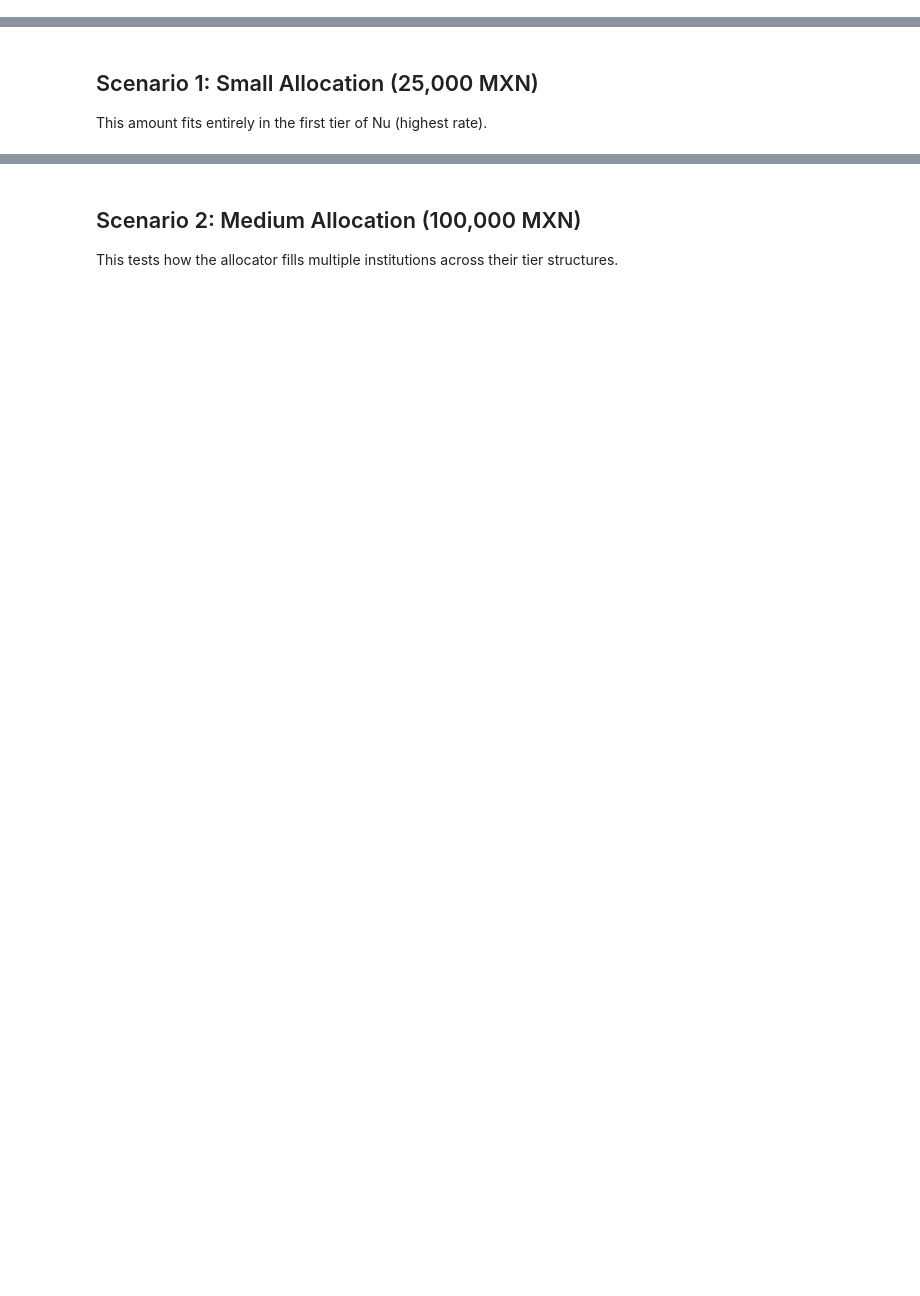
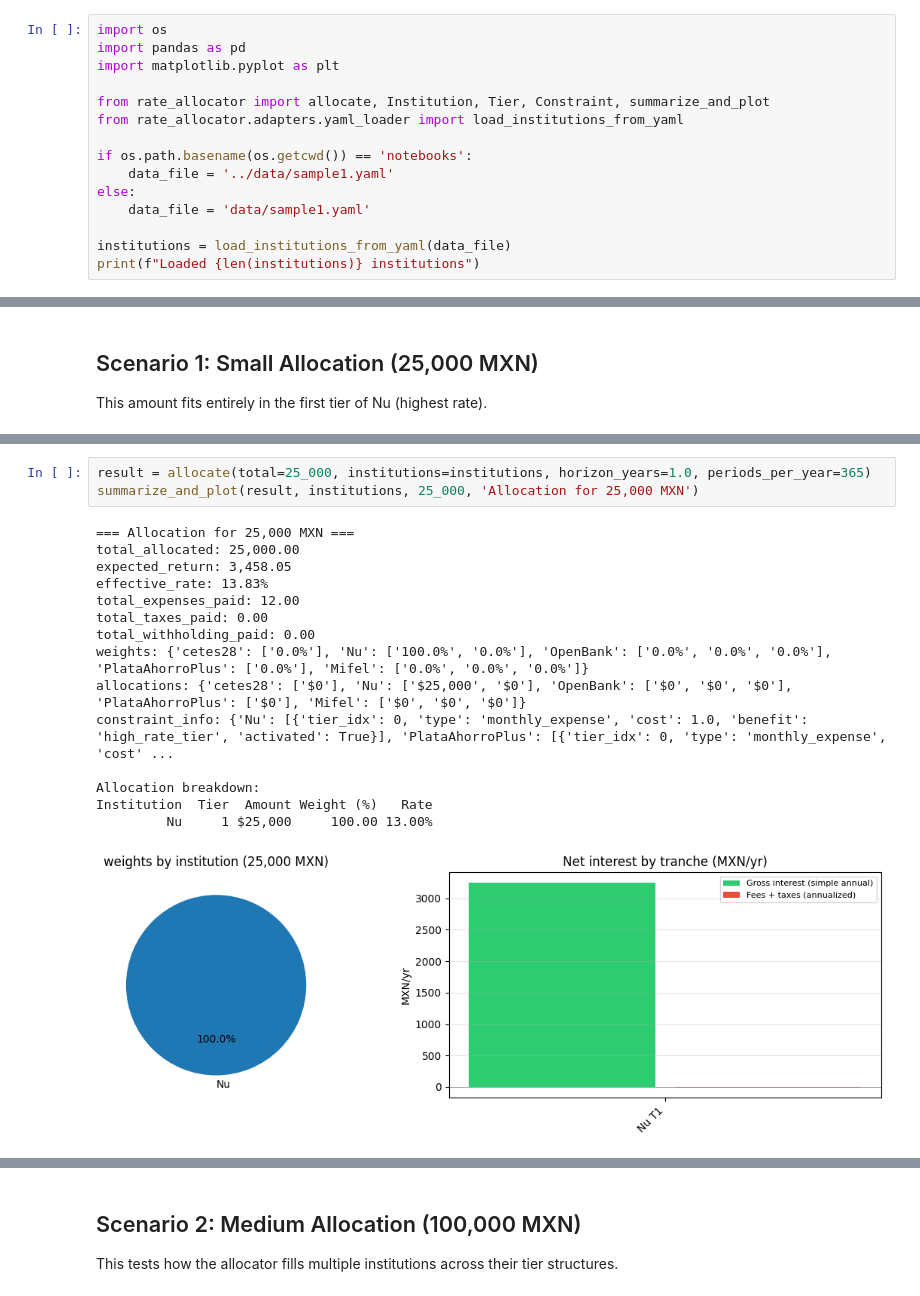
Before and after one commit to geraledesma/rate-allocator, a Jupyter notebook: notebooks/demo.ipynb, the cells around one changed output, grey strips where cells are left out. Saved outputs shown, nothing was run; the diff lists cells and outputs as text; blank space fills up the shorter version.

```diff
--- a/notebooks/demo.ipynb
+++ b/notebooks/demo.ipynb
@@ -31,0 +16,15 @@ for inst in institutions:
+# %%
+import os
+import pandas as pd
+import matplotlib.pyplot as plt
+
+from rate_allocator import allocate, Institution, Tier, Constraint, summarize_and_plot
+from rate_allocator.adapters.yaml_loader import load_institutions_from_yaml
+
+if os.path.basename(os.getcwd()) == 'notebooks':
+    data_file = '../data/sample1.yaml'
+else:
+    data_file = 'data/sample1.yaml'
+
+institutions = load_institutions_from_yaml(data_file)
+print(f"Loaded {len(institutions)} institutions")
@@ -52,0 +45,19 @@ for name, amounts in result.allocations.items():
+# %%
+result = allocate(total=25_000, institutions=institutions, horizon_years=1.0, periods_per_year=365)
+summarize_and_plot(result, institutions, 25_000, 'Allocation for 25,000 MXN')
+# %% [output]
+=== Allocation for 25,000 MXN ===
+total_allocated: 25,000.00
+expected_return: 3,458.05
+effective_rate: 13.83%
+total_expenses_paid: 12.00
+total_taxes_paid: 0.00
+total_withholding_paid: 0.00
+weights: {'cetes28': ['0.0%'], 'Nu': ['100.0%', '0.0%'], 'OpenBank': ['0.0%', '0.0%', '0.0%'], 'PlataAhorroPlus': ['0.0%'], 'Mifel': ['0.0%', '0.0%', '0.0%']}
+allocations: {'cetes28': ['$0'], 'Nu': ['$25,000', '$0'], 'OpenBank': ['$0', '$0', '$0'], 'PlataAhorroPlus': ['$0'], 'Mifel': ['$0', '$0', '$0']}
+constraint_info: {'Nu': [{'tier_idx': 0, 'type': 'monthly_expense', 'cost': 1.0, 'benefit': 'high_rate_tier', 'activated': True}], 'PlataAhorroPlus': [{'tier_idx': 0, 'type': 'monthly_expense', 'cost' ...
+
+Allocation breakdown:
+Institution  Tier  Amount Weight (%)   Rate
+         Nu     1 $25,000     100.00 13.00%
+[figure, added]
```
Also changed, not shown: parts of 21 cells of this notebook, 38 other files.
